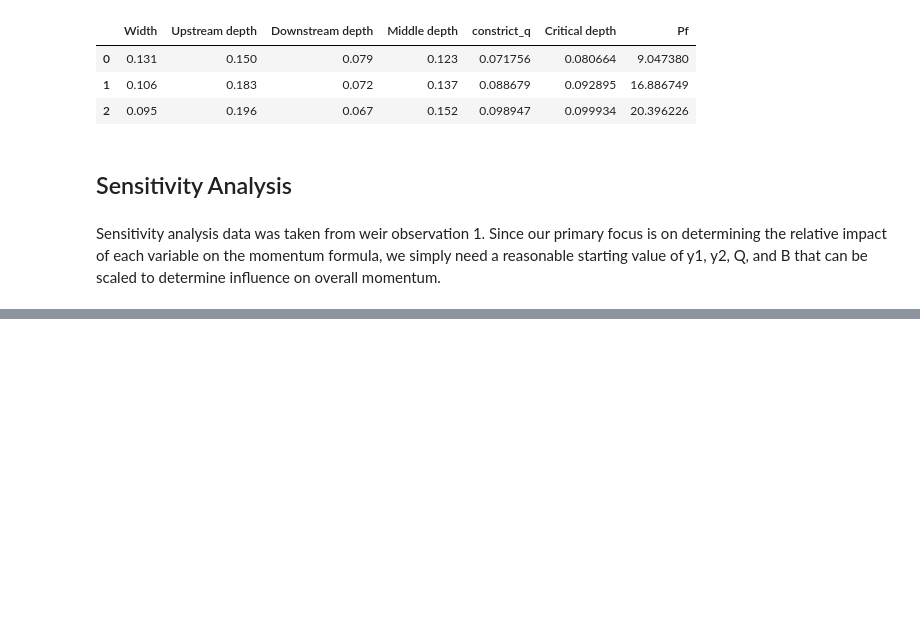
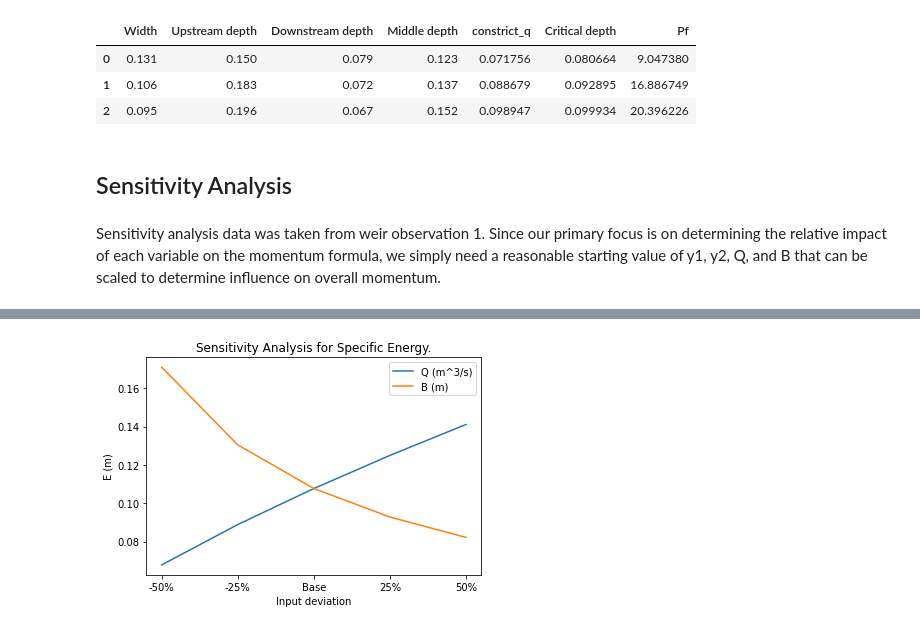
Before and after one commit to mpampolina/CIVL, a Jupyter notebook: CIVL 316 - Lab B.ipynb, the cells around one changed output, grey strips where cells are left out. Drawn from its saved outputs; the diff is of its cells as text; code cells hidden in the pictures; blank space fills up the shorter version.

```diff
--- a/CIVL 316 - Lab B.ipynb
+++ b/CIVL 316 - Lab B.ipynb
@@ -374,0 +350,18 @@ plt.show()
+# %%
+def InputSensitivityE(Q, B, scaleF):
+    scaledInds = np.array(B * scaleF)
+    scaledCols = np.array(Qsol * scaleF)
+    data = []
+    for ind in scaledInds:
+        row = []
+        for col in scaledCols:
+            q = col/ind
+            E = getEnergy(getYc(q), q)
+            row.append(E)
+        data.append(row)
+    return pd.DataFrame(data=np.array(data), index=scaledInds, columns=scaledCols)
+# %%
+SAE = InputSensitivityE(Qsol, B, scaleFactor)
+SAE.index.name = "B (m)"
+SAE.columns.name = "Q (m)"
+SAE
@@ -374,0 +376,16 @@ plt.show()
+# %%
+plt.plot(scaleFactor, SAE.iloc[2], label="Q (m^3/s)")
+plt.plot(scaleFactor, SAE[0.00940], label="B (m)")
+
+xlabels = ["-50%", "-25%", "Base", "25%", "50%"]
+
+ax = plt.gca()
+ax.set_xticks(scaleFactor)
+ax.set_xticklabels(xlabels)
+plt.legend()
+plt.ylabel("E (m)")
+plt.xlabel("Input deviation")
+plt.title("Sensitivity Analysis for Specific Energy.")
+plt.show()
+# %% [output]
+[figure, added]
```
Also changed, not shown: parts of 19 cells of this notebook.
